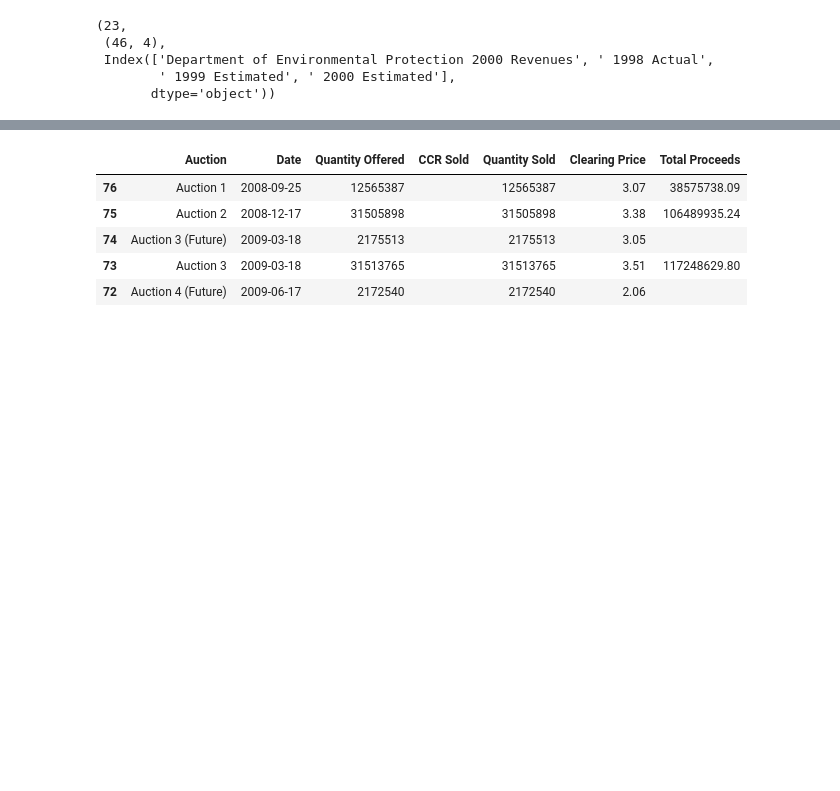
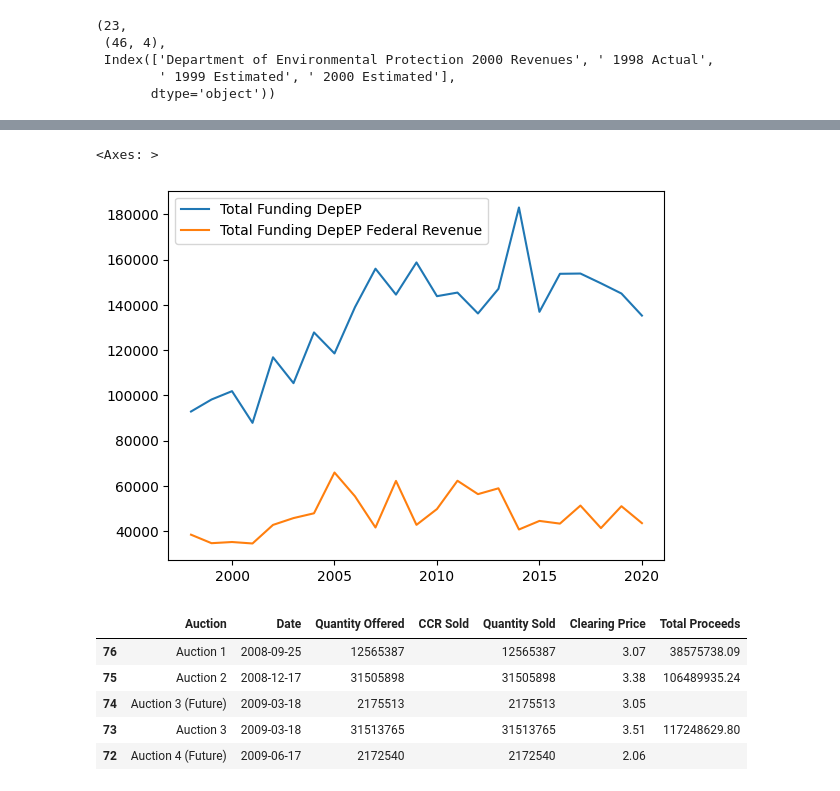
Before and after one commit to Rutgers-Economics-Labs/CleanEnergyFundingF24, a Jupyter notebook: analyze.ipynb, the cells around one changed output, grey strips where cells are left out. Drawn from its saved outputs; the diff is of its cells as text; code cells hidden in the pictures; blank space fills up the shorter version.

```diff
--- a/analyze.ipynb
+++ b/analyze.ipynb
@@ -21,3 +140,15 @@ len(years_DepEP), years_DepEP[0].shape, years_DepEP[0].columns
+# %%
+# make a grouped bar graph with the two dataframes
+pd.concat(
+    [
+        sums_DepEP_df.rename(columns={'Total Funding': 'Total Funding DepEP'}),
+        sums_DepEPFedRev_df.rename(columns={'Total Funding': 'Total Funding DepEP Federal Revenue'})
+    ],
+    axis=1
+).plot.line()
+# %% [output]
+<Axes: >
+[figure, added]
 # %%
 data = pd.read_csv('data/RGGIAuctions/auction.csv')
 # make column numeric [' Clearing Price']
```
Also changed, not shown: parts of 7 cells of this notebook.
